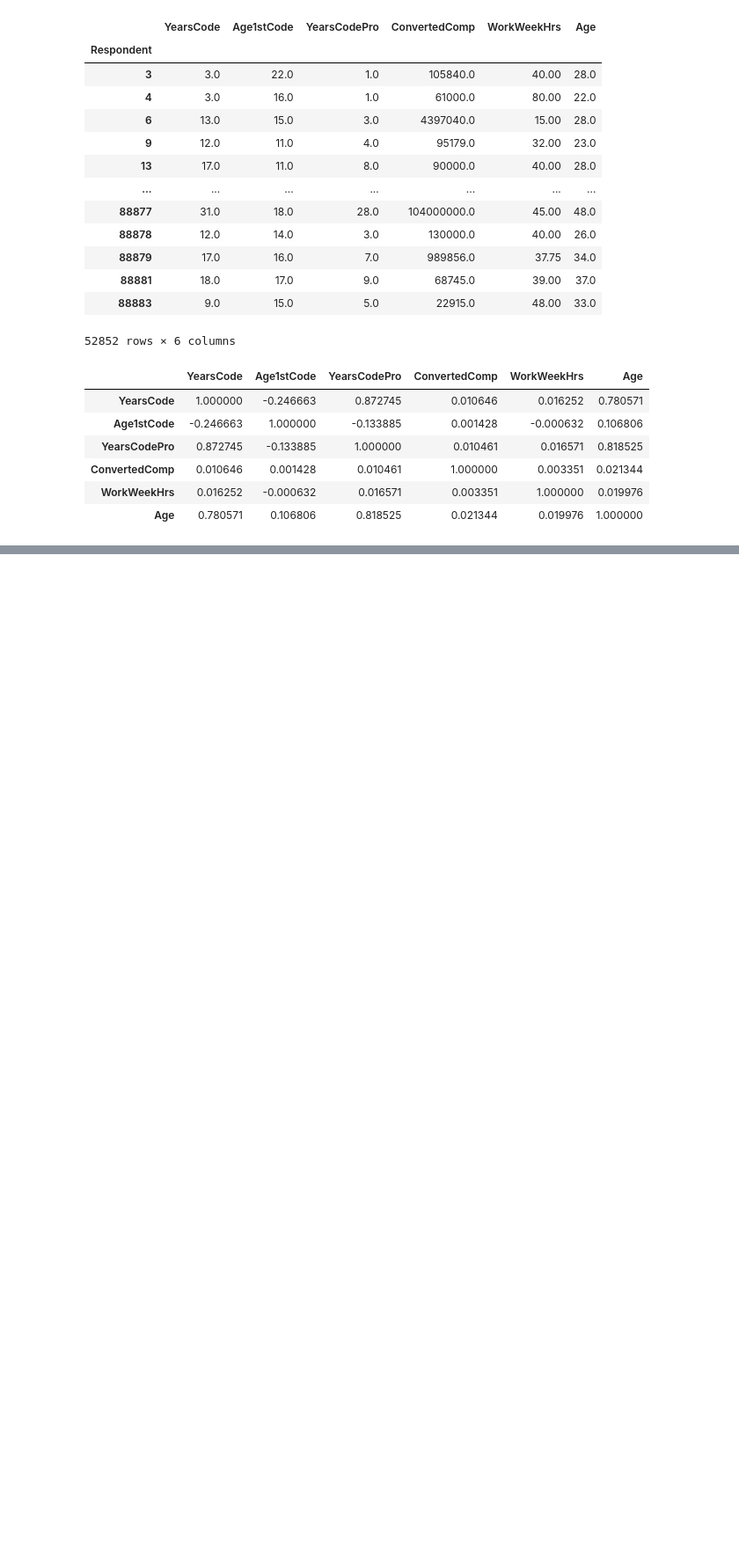
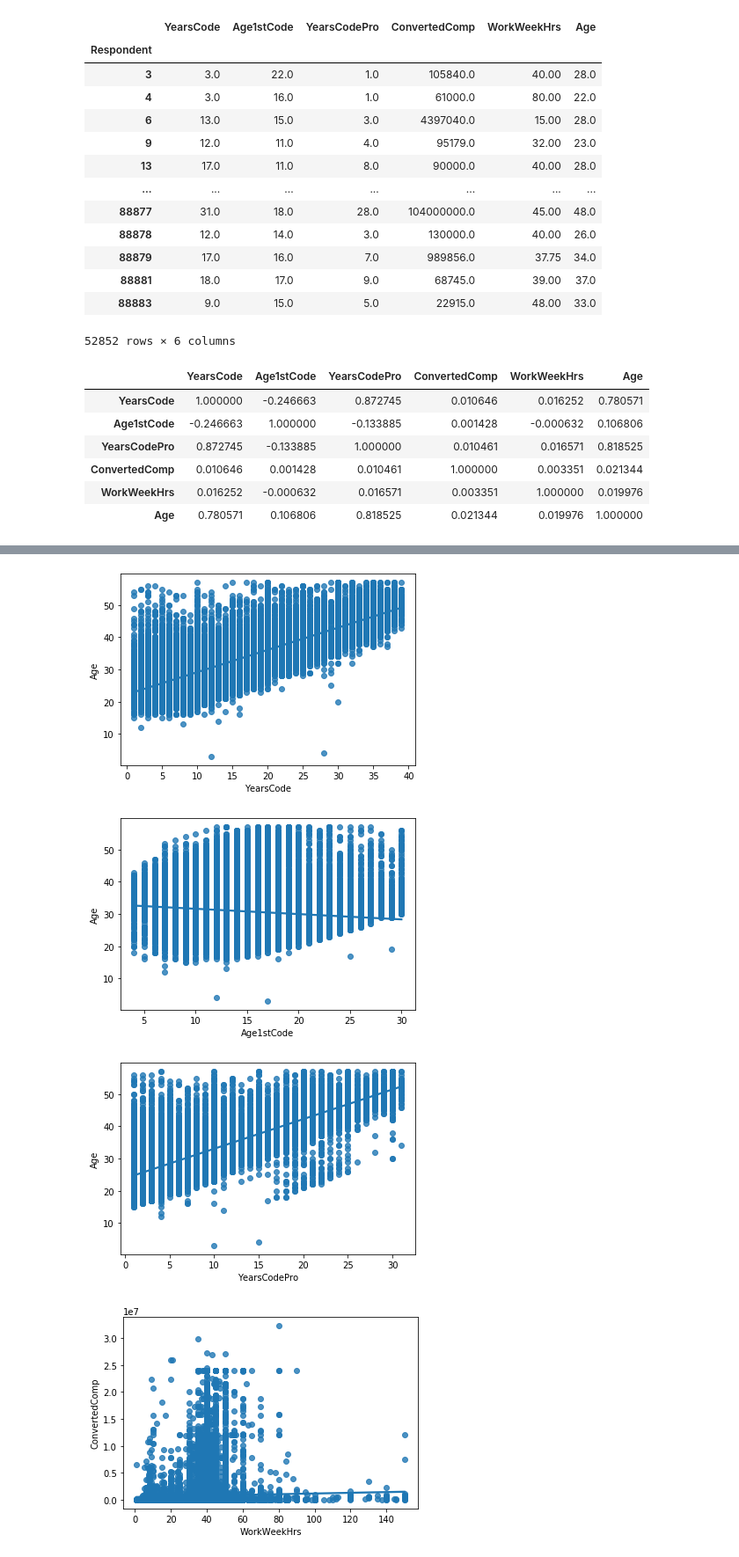
Before and after one commit to s460076/first-assignment, a Jupyter notebook: zestaw_2.ipynb, the cells around one changed output, grey strips where cells are left out. Shown at 88% size. Cells and saved outputs as stored; diff of their text form; code cells hidden in the pictures; blank space fills up the shorter version.

```diff
--- a/zestaw_2.ipynb
+++ b/zestaw_2.ipynb
@@ -180,0 +271,14 @@ df_base.corr()
+# %%
+sns.regplot(y=df_base_sd['Age'], x=df_base_sd['YearsCode'])
+plt.show();
+sns.regplot(y=df_base_sd['Age'], x=df_base_sd['Age1stCode'])
+plt.show();
+sns.regplot(y=df_base_sd['Age'], x=df_base_sd['YearsCodePro'])
+plt.show();
+sns.regplot(y=df_base_sd['ConvertedComp'], x=df_base_sd['WorkWeekHrs'])
+plt.show();
+# %% [output]
+[figure, added]
+[figure, added]
+[figure, added]
+[figure, added]
```
Also changed, not shown: parts of 23 cells of this notebook.
